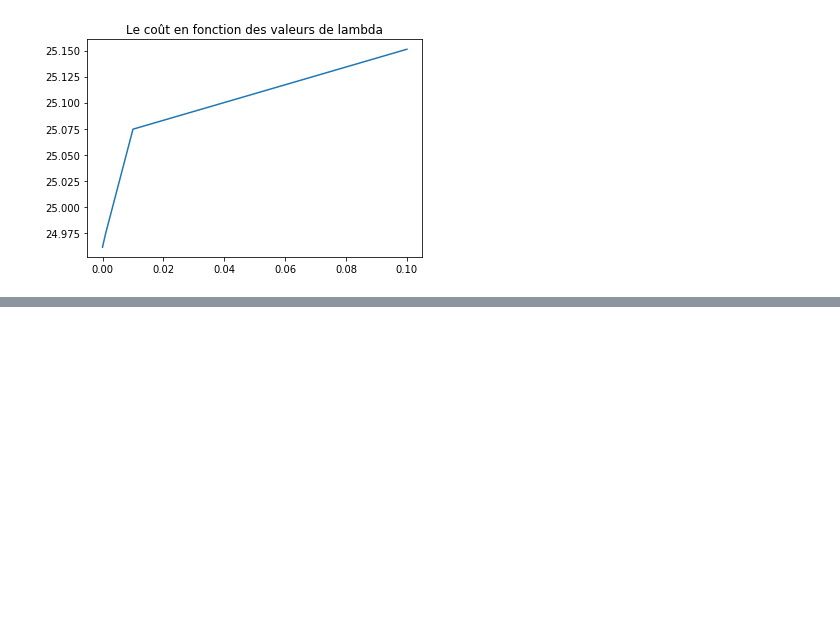
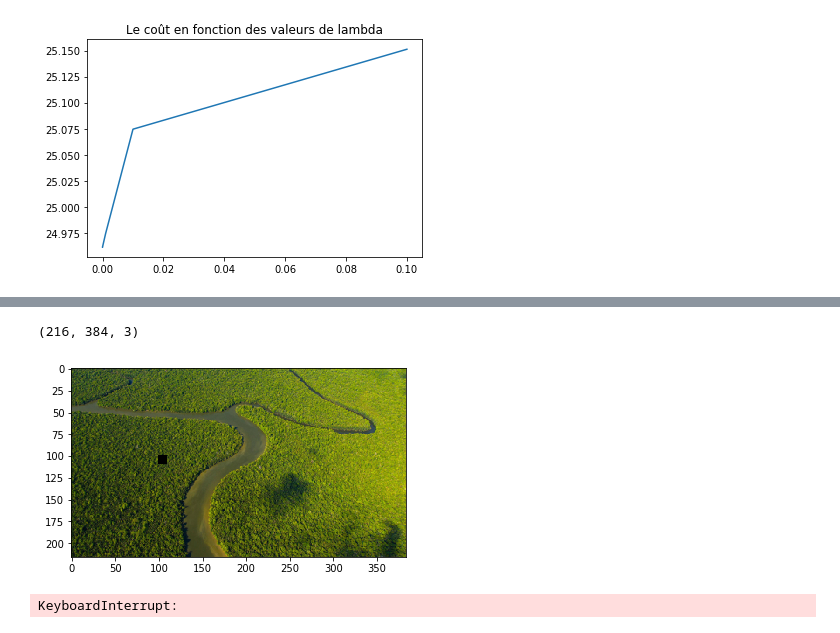
Before and after one commit to leoandeol/arf-inpainting, a Jupyter notebook: Inpainting.ipynb, the cells around one changed output, grey strips where cells are left out. Cells and saved outputs as stored; diff of their text form; code cells hidden in the pictures; blank space fills up the shorter version.

```diff
--- a/Inpainting.ipynb
+++ b/Inpainting.ipynb
@@ -501,0 +540,3 @@ alpha_variation(patch_4, dic_4)
+# %%
+im = read_im("borneo_small.jpg")
+show_im(im)
@@ -501,0 +545,14 @@ alpha_variation(patch_4, dic_4)
+# %%
+print(im.shape)
+# %% [output]
+(216, 384, 3)
+# %%
+im_carre_manquant = delete_rect(im,100,100,10,10)
+# %%
+show_im(im_carre_manquant)
+# %% [output]
+[figure, added]
+# %%
+im_reconstruite = remplissage(im_carre_manquant,10,0.001)
+# %% [output]
+KeyboardInterrupt:
```
Also changed, not shown: parts of 6 cells of this notebook.
